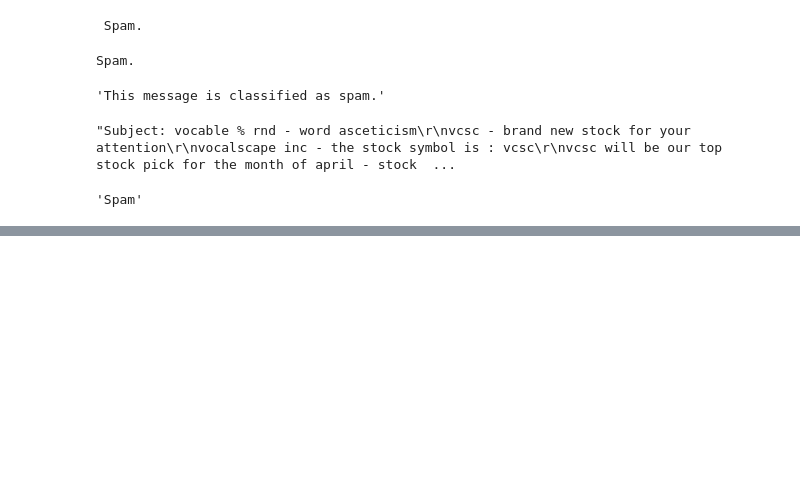
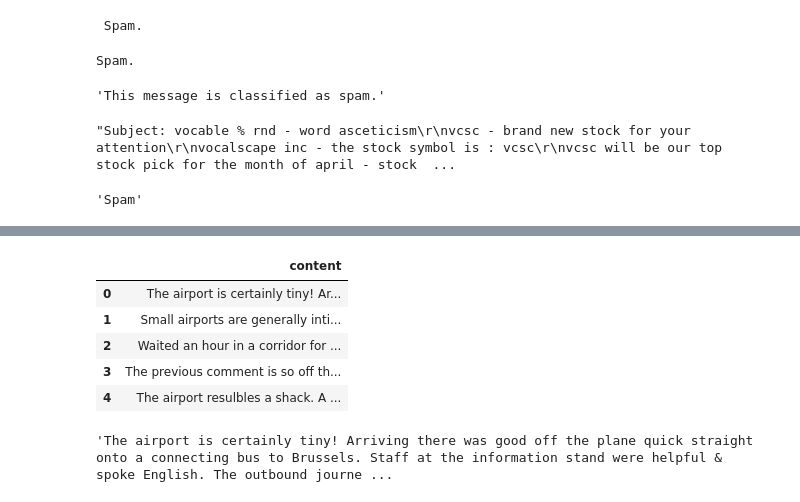
Before and after one commit to snemmani/ml_ai, a Jupyter notebook: Lab/Day2_Cybersecurity.ipynb, the cells around one changed output, grey strips where cells are left out. Cells and saved outputs as stored; diff of their text form; code cells hidden in the pictures; blank space fills up the shorter version.

```diff
--- a/Lab/Day2_Cybersecurity.ipynb
+++ b/Lab/Day2_Cybersecurity.ipynb
@@ -420,0 +450,11 @@ classify_message(df['text'].values[10])
+# %%
+df = pd.read_csv('drive/MyDrive/Datasets/airport_reviews.csv')
+# %%
+df.head()
+# %% [output]
+|  | content |
+| 0 | The airport is certainly tiny! Ar... |
+| 1 | Small airports are generally inti... |
+| 2 | Waited an hour in a corridor for ... |
+| 3 | The previous comment is so off th... |
+| 4 | The airport resulbles a shack. A ... |
@@ -420,0 +469,4 @@ classify_message(df['text'].values[10])
+# %%
+text
+# %% [output]
+'The airport is certainly tiny! Arriving there was good off the plane quick straight onto a connecting bus to Brussels. Staff at the information stand were helpful & spoke English. The outbound journe ...
```
Also changed, not shown: parts of 12 cells of this notebook.
